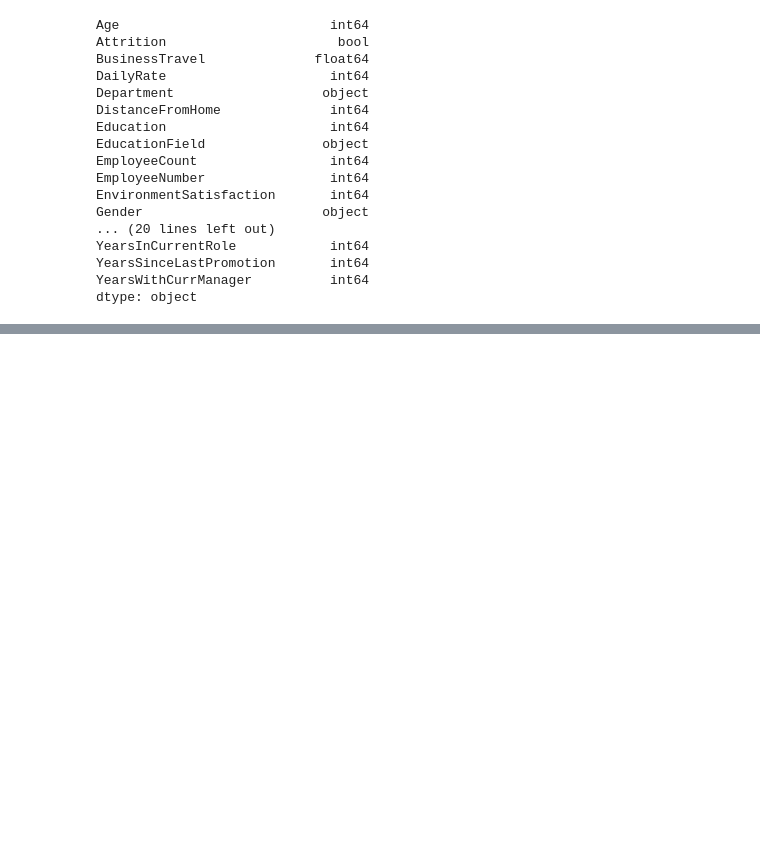
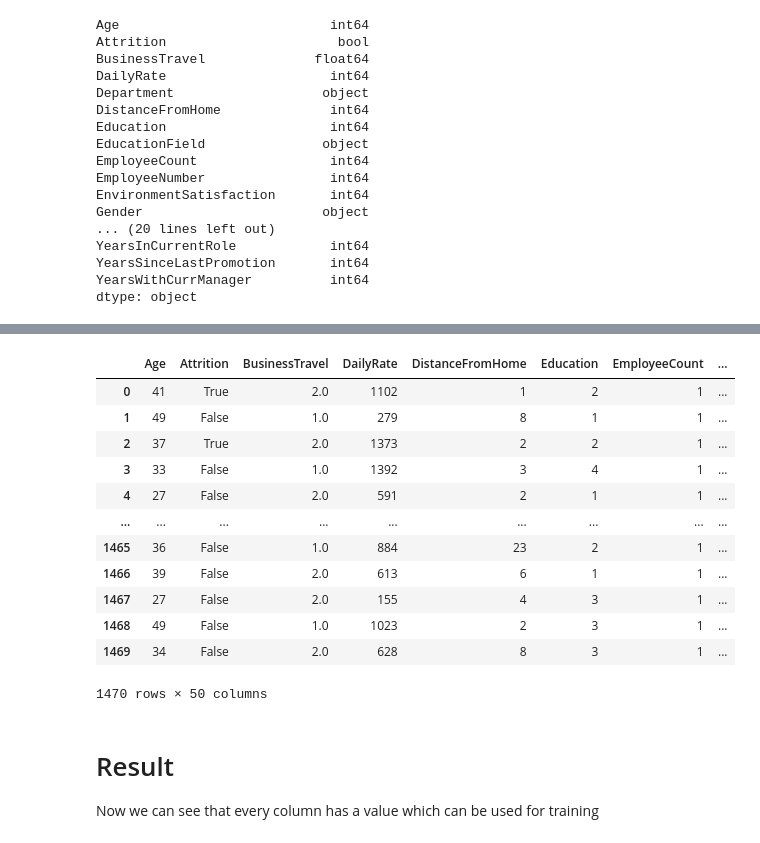
Before and after one commit to NiklasNeudorfer/kids-employee-attrition, a Jupyter notebook: employeeAttrition.ipynb, the cells around one changed output, grey strips where cells are left out. Drawn from its saved outputs; the diff is of its cells as text; code cells hidden in the pictures; blank space fills up the shorter version.

```diff
--- a/employeeAttrition.ipynb
+++ b/employeeAttrition.ipynb
@@ -203,0 +300,29 @@ dtype: object
+# %%
+one_hot_raw = one_hot_encoder.fit_transform(employeeAttrtion[['JobRole']])
+
+
+one_hot_raw = pd.DataFrame(one_hot_encoder.transform(employeeAttrtion[['JobRole']]),columns=one_hot_encoder.get_feature_names_out())
+one_hot_raw.index = employeeAttrtion.index
+employeeAttrtion = pd.concat([employeeAttrtion, one_hot_raw], axis=1)
+employeeAttrtion.drop(['JobRole'], axis=1, inplace=True)
+# %%
+employeeAttrtion
+# %% [output]
+|  | Age | Attrition | BusinessTravel | DailyRate | DistanceFromHome | Education | EmployeeCount | ... |
+| 0 | 41 | True | 2.0 | 1102 | 1 | 2 | 1 | ... |
+| 1 | 49 | False | 1.0 | 279 | 8 | 1 | 1 | ... |
+| 2 | 37 | True | 2.0 | 1373 | 2 | 2 | 1 | ... |
+| 3 | 33 | False | 1.0 | 1392 | 3 | 4 | 1 | ... |
+| 4 | 27 | False | 2.0 | 591 | 2 | 1 | 1 | ... |
+| ... | ... | ... | ... | ... | ... | ... | ... | ... |
+| 1465 | 36 | False | 1.0 | 884 | 23 | 2 | 1 | ... |
+| 1466 | 39 | False | 2.0 | 613 | 6 | 1 | 1 | ... |
+| 1467 | 27 | False | 2.0 | 155 | 4 | 3 | 1 | ... |
+| 1468 | 49 | False | 1.0 | 1023 | 2 | 3 | 1 | ... |
+| 1469 | 34 | False | 2.0 | 628 | 8 | 3 | 1 | ... |
+1470 rows × 50 columns
+# %% [markdown]
+# Result
+
+
+Now we can see that every column has a value which can be used for training
```
Also changed, not shown: parts of 24 cells of this notebook, 1 other file.
